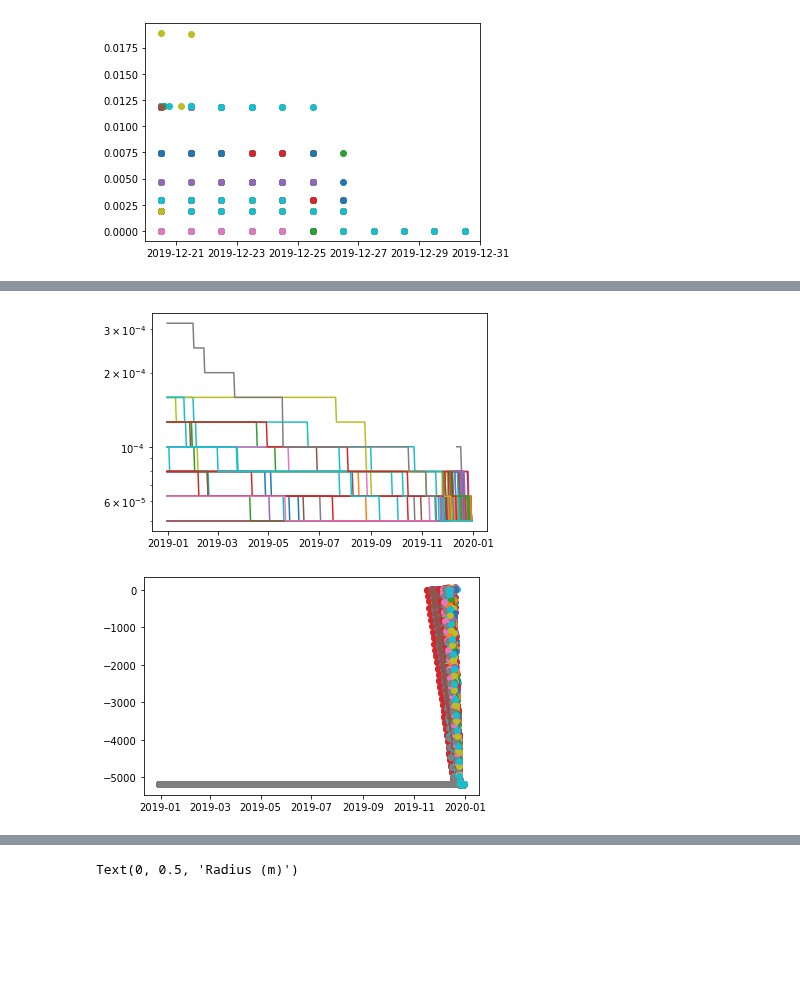
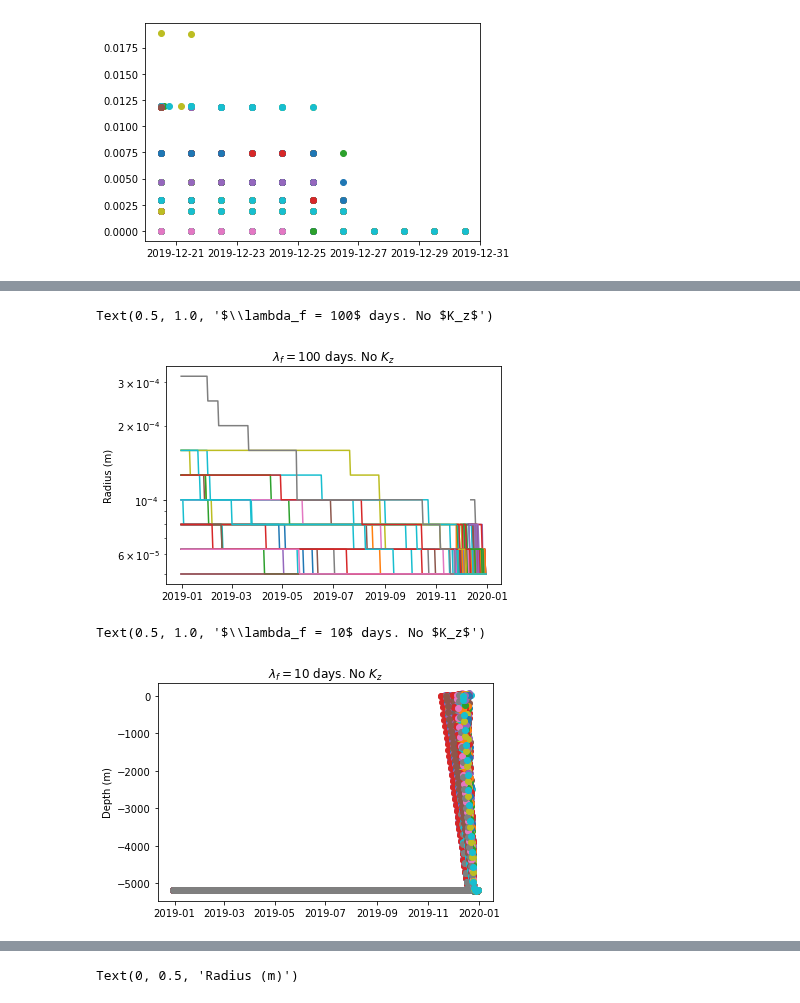
Before and after one commit to OceanParcels/Backtracking_Abyssal_Nanoplastics, a Jupyter notebook: notebooks/diffvsnodiff.ipynb, the cells around one changed output, grey strips where cells are left out. Saved outputs shown, nothing was run; the diff lists cells and outputs as text; code cells hidden in the pictures; blank space fills up the shorter version.

```diff
--- a/notebooks/diffvsnodiff.ipynb
+++ b/notebooks/diffvsnodiff.ipynb
@@ -384,15 +439,23 @@ for i in range(1000):
 # %%
 for i in range(1000):
     plt.semilogy(F['time'][i], F['radius'][i]);
+
+plt.ylabel('Radius (m)')
+plt.title(r'$\lambda_f = 100$ days. No $K_z$')
 # %% [output]
+Text(0.5, 1.0, '$\\lambda_f = 100$ days. No $K_z$')
-[figure, old version]
+[figure, new version]
 # %%
 G = xr.load_dataset('/storage/shared/oceanparcels/output_data/data_Claudio/frag_runs/LK2MBX.nc')
 # %%
 for i in range(1000):
     plt.scatter(G['time'][i], -G['z'][i]);
+
+plt.ylabel('Depth (m)')
+plt.title(r'$\lambda_f = 10$ days. No $K_z$')
 # %% [output]
+Text(0.5, 1.0, '$\\lambda_f = 10$ days. No $K_z$')
-[figure, old version]
+[figure, new version]
 # %%
 for i in range(1000):
     plt.semilogy(G['time'][i], G['radius'][i]);
```
Also changed, not shown: parts of 13 cells of this notebook, 4 other files.
